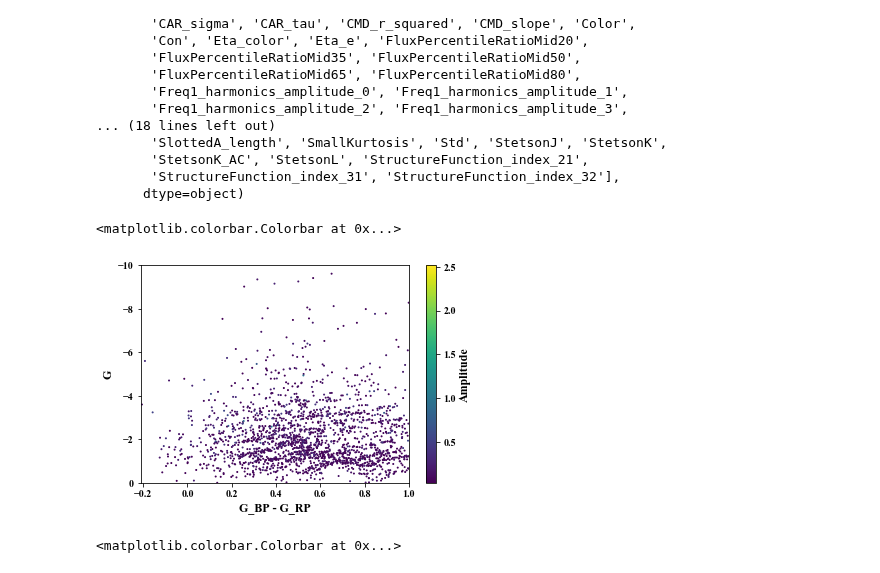
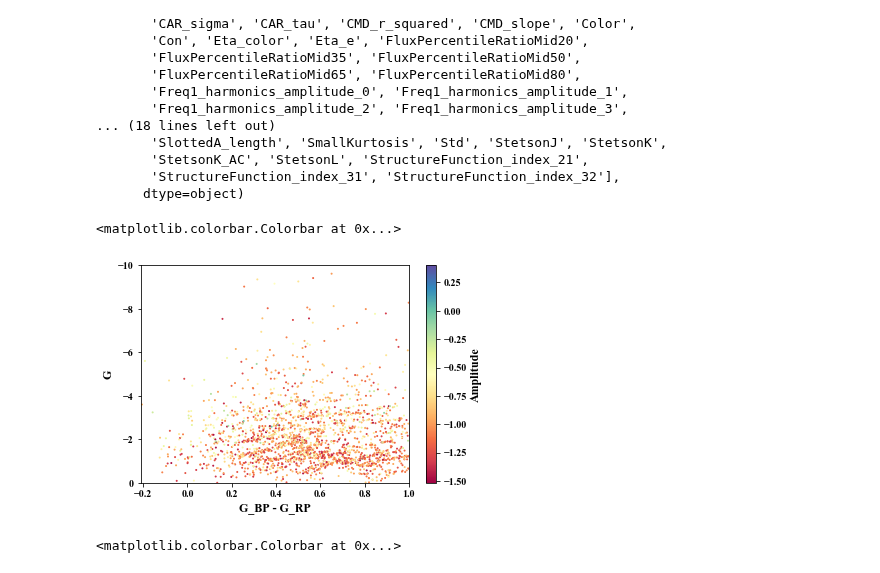
Before and after one commit to tzdwi/GaiaSprintMassive, a Jupyter notebook: code/blue_feature_plots.ipynb, the cells around one changed output. Drawn from its saved outputs; the diff is of its cells as text; code cells hidden in the pictures.

```diff
--- a/code/blue_feature_plots.ipynb
+++ b/code/blue_feature_plots.ipynb
@@ -52,16 +52,16 @@ array(['source_id', 'original_ext_source_id', 'allwise_oid',
       dtype=object)
 # %%
 plt.scatter(blue['phot_bp_mean_mag']-blue['phot_rp_mean_mag'],blue['M_G'],
-            c=blue['Amplitude'],s = 1)
+            c=np.log10(blue['Amplitude']),s = 1,cmap='Spectral')
 
 plt.xlim(-0.21,1)
 plt.ylim(0,-10)
 plt.xlabel('G_BP - G_RP')
 plt.ylabel('G')
 plt.colorbar(label='Amplitude')
 # %% [output]
 <matplotlib.colorbar.Colorbar at 0x...>
-[figure, old version]
+[figure, new version]
 # %%
 plt.scatter(blue['phot_bp_mean_mag']-blue['phot_rp_mean_mag'],blue['M_G'],
             c=blue['PeriodLS'],s = 1)
```
Also changed, not shown: parts of 1 cell of this notebook, 1 other file.
